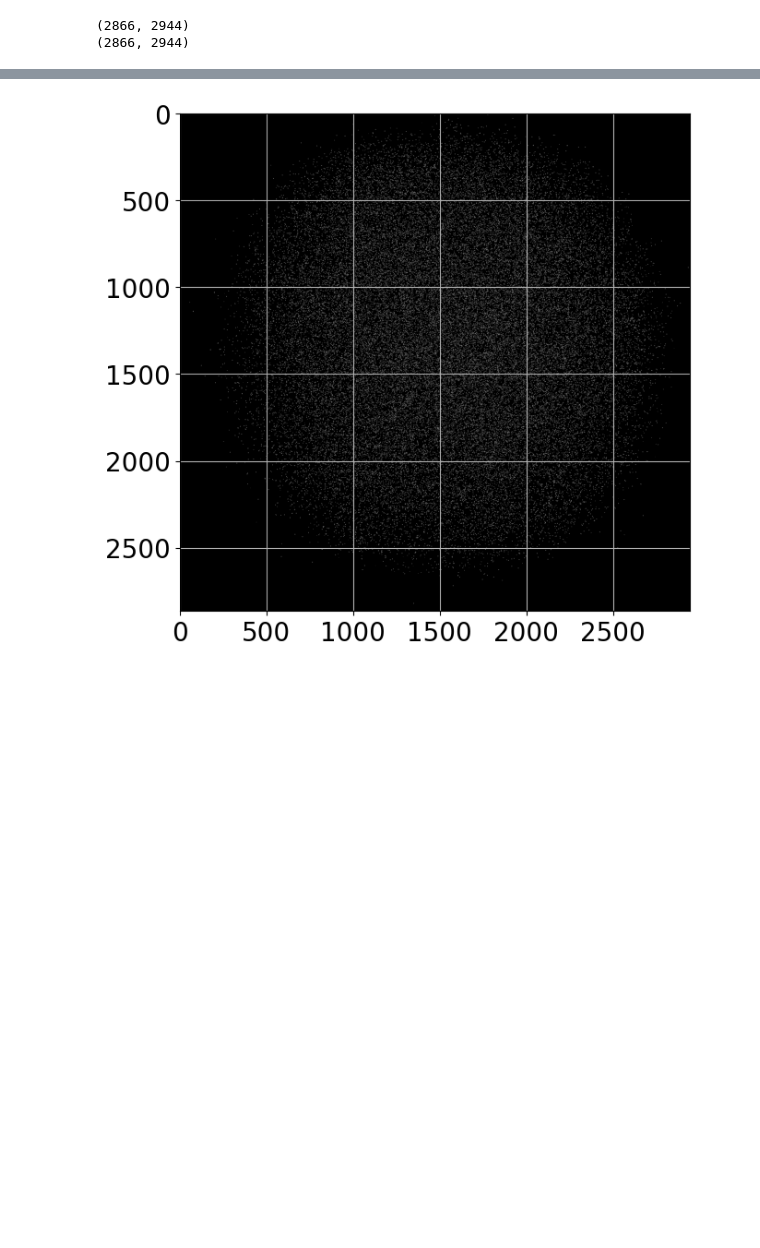
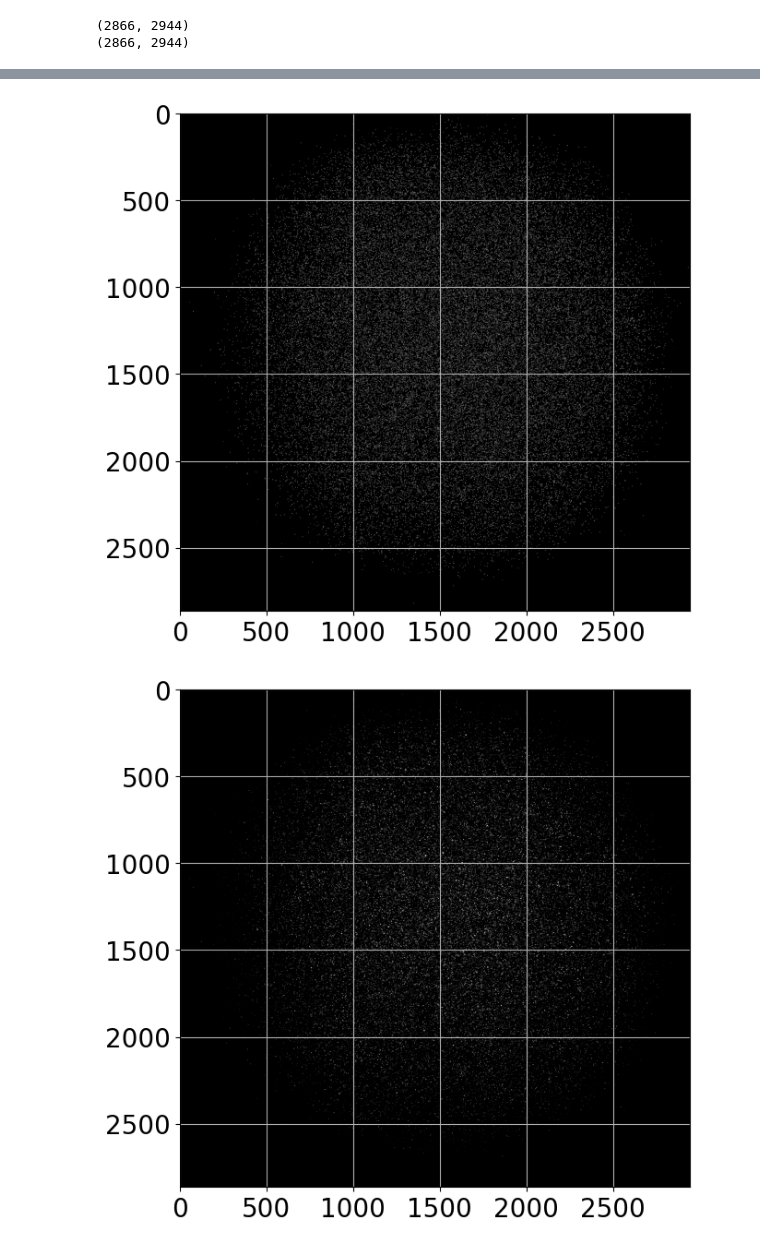
Before and after one commit to EvgenyiLog/DNAANALYS, a Jupyter notebook: tiffile1.ipynb, the cells around one changed output, grey strips where cells are left out. Cells and saved outputs as stored; diff of their text form; code cells hidden in the pictures; blank space fills up the shorter version.

```diff
--- a/tiffile1.ipynb
+++ b/tiffile1.ipynb
@@ -30,6 +30,18 @@ def main():
     plt.grid(True)
     plt.tick_params(labelsize =20,#  Размер подписи
                     color = 'k')   #  Цвет делений
+
+    ret, thresh = cv2.threshold(image, 1, 2, 0)
+    contours, hierarchy = cv2.findContours(thresh, cv2.RETR_TREE, cv2.CHAIN_APPROX_SIMPLE)
+    print(contours)
+
+
+
+    plt.figure(figsize=(15,7))
+    plt.imshow(thresh,cmap='gray')
+    plt.grid(True)
+    plt.tick_params(labelsize =20,#  Размер подписи
+                    color = 'k')   #  Цвет делений
     plt.show()
 
 
@@ -44,2 +65,3 @@ if __name__ == "__main__":
 [figure]
 [figure]
+[figure, added]
```
Also changed, not shown: parts of 1 cell of this notebook, 1 other file.
